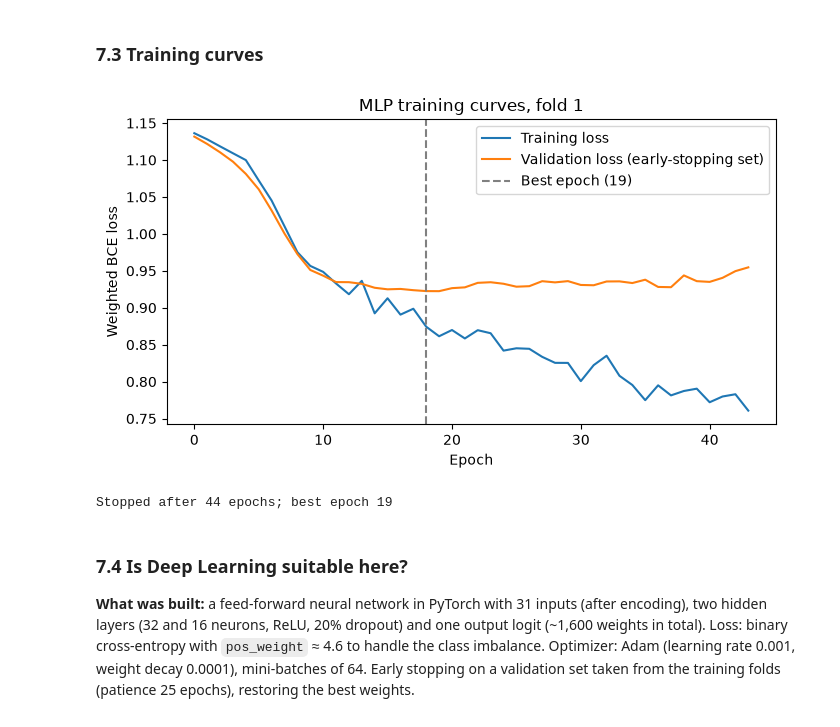
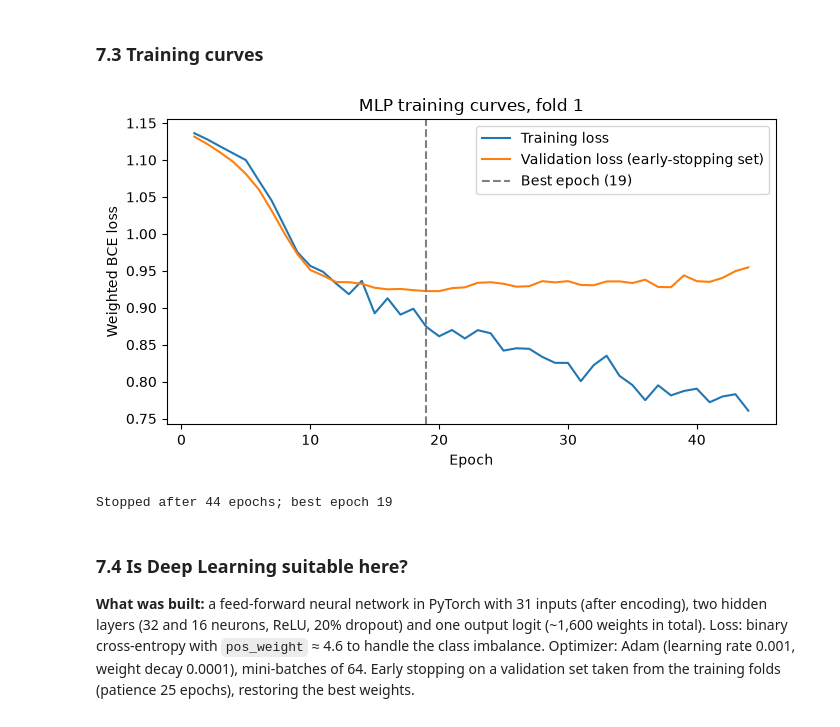
Before and after one commit to mineterkan/customer-churn-prediction, a Jupyter notebook: notebooks/churn_analysis.ipynb, the cells around one changed output. Cells and saved outputs as stored; diff of their text form; code cells hidden in the pictures.

Commit message:
Fix epoch numbering in training curve

```diff
--- a/notebooks/churn_analysis.ipynb
+++ b/notebooks/churn_analysis.ipynb
@@ -1009,18 +1009,20 @@ summary
 ### 7.3 Training curves
 # %%
 hist, best_epoch = histories[0]          # fold 1
+epochs = range(1, len(hist["train_loss"]) + 1)   # count epochs from 1, not 0
+
 plt.figure(figsize=(7, 4))
-plt.plot(hist["train_loss"], label="Training loss")
-plt.plot(hist["val_loss"], label="Validation loss (early-stopping set)")
-plt.axvline(best_epoch, linestyle="--", color="grey", label=f"Best epoch ({best_epoch + 1})")
+plt.plot(epochs, hist["train_loss"], label="Training loss")
+plt.plot(epochs, hist["val_loss"], label="Validation loss (early-stopping set)")
+plt.axvline(best_epoch + 1, linestyle="--", color="grey", label=f"Best epoch ({best_epoch + 1})")
 plt.xlabel("Epoch"); plt.ylabel("Weighted BCE loss")
 plt.title("MLP training curves, fold 1")
 plt.legend(); plt.tight_layout()
 plt.savefig("../figures/mlp_training_curves.png", dpi=150)
 plt.show()
 print(f"Stopped after {len(hist['train_loss'])} epochs; best epoch {best_epoch + 1}")
 # %% [output]
-[figure, old version]
+[figure, new version]
 Stopped after 44 epochs; best epoch 19
 # %% [markdown]
 ### 7.4 Is Deep Learning suitable here?
```
Also changed, not shown: 1 other file.
